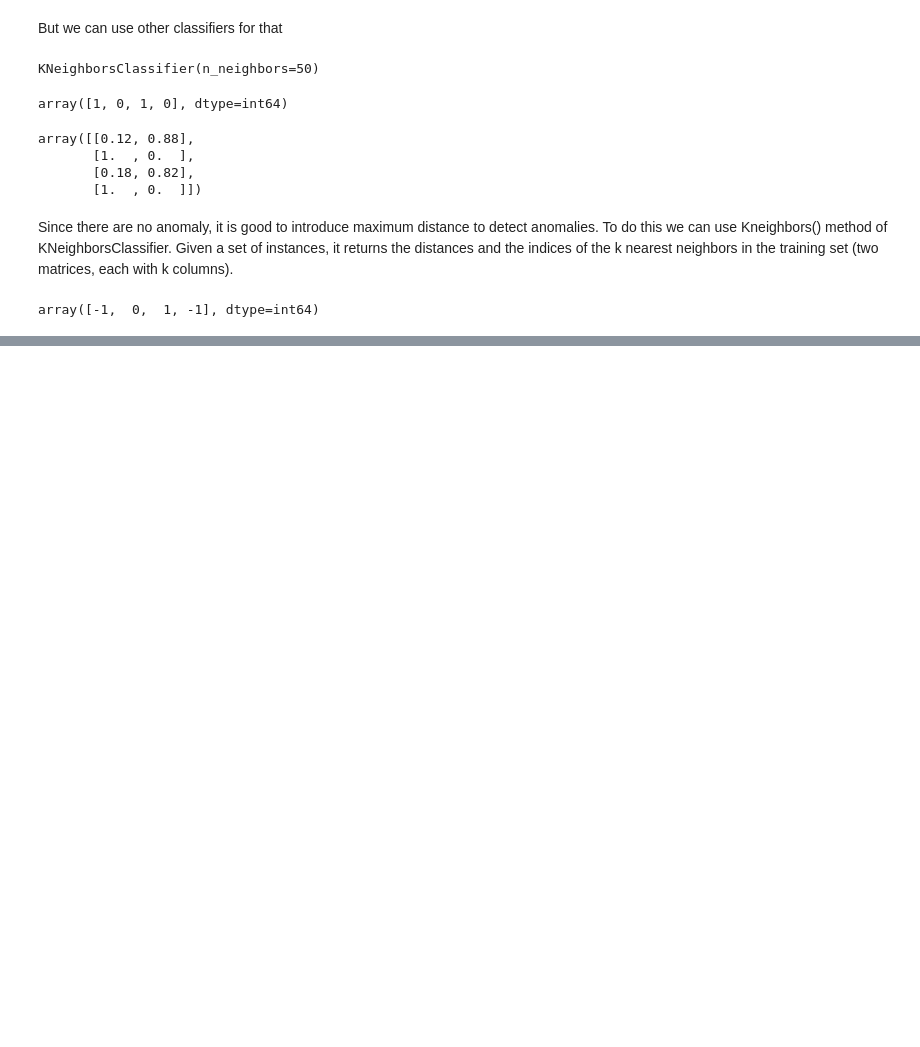
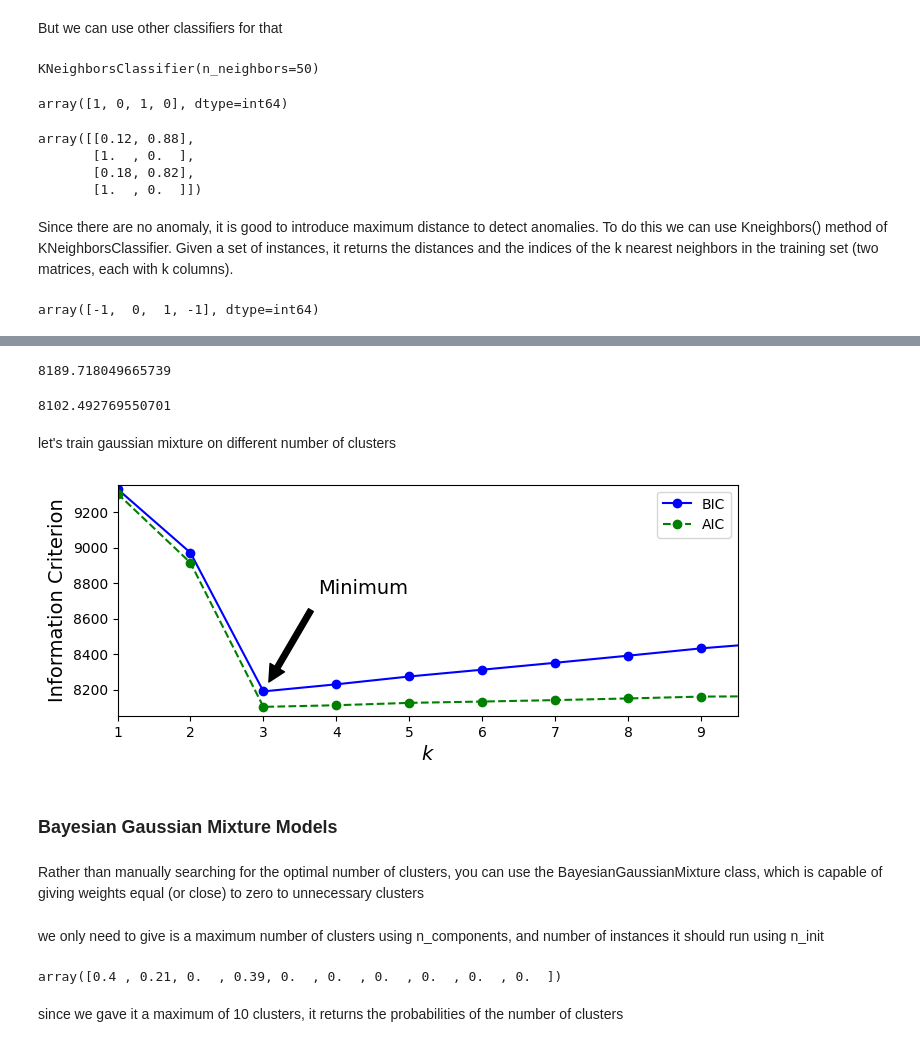
Before and after one commit to SegniDessalegn/hands-on-machine-learning-practice, a Jupyter notebook: 9_unsupervised_learning_techniques.ipynb, the cells around one changed output, grey strips where cells are left out. Cells and saved outputs as stored; diff of their text form; code cells hidden in the pictures; blank space fills up the shorter version.

Commit message:
gaussian mixtures

```diff
--- a/9_unsupervised_learning_techniques.ipynb
+++ b/9_unsupervised_learning_techniques.ipynb
@@ -431,0 +434,11 @@ array([-1,  0,  1, -1], dtype=int64)
+# %%
+X1, y1 = make_blobs(n_samples=1000, centers=((4, -4), (0, 0)), random_state=42)
+X1 = X1.dot(np.array([[0.374, 0.95], [0.732, 0.598]]))
+X2, y2 = make_blobs(n_samples=250, centers=1, random_state=42)
+X2 = X2 + [6, -8]
+X = np.r_[X1, X2]
+y = np.r_[y1, y2]
+# %%
+from sklearn.mixture import GaussianMixture
+gm = GaussianMixture(n_components=3, n_init=10)
+gm.fit(X)
@@ -431,0 +550,50 @@ array([-1,  0,  1, -1], dtype=int64)
+# %%
+gm.bic(X)
+# %% [output]
+8189.718049665739
+# %%
+gm.aic(X)
+# %% [output]
+8102.492769550701
+# %% [markdown]
+let's train gaussian mixture on different number of clusters
+# %%
+gms_per_k = [GaussianMixture(n_components=k, n_init=10, random_state=42).fit(X)
+             for k in range(1, 11)]
+# %%
+bics = [model.bic(X) for model in gms_per_k]
+aics = [model.aic(X) for model in gms_per_k]
+# %%
+plt.figure(figsize=(8, 3))
+plt.plot(range(1, 11), bics, "bo-", label="BIC")
+plt.plot(range(1, 11), aics, "go--", label="AIC")
+plt.xlabel("$k$", fontsize=14)
+plt.ylabel("Information Criterion", fontsize=14)
+plt.axis([1, 9.5, np.min(aics) - 50, np.max(aics) + 50])
+plt.annotate('Minimum',
+             xy=(3, bics[2]),
+             xytext=(0.35, 0.6),
+             textcoords='figure fraction',
+             fontsize=14,
+             arrowprops=dict(facecolor='black', shrink=0.1)
+            )
+plt.legend()
+plt.savefig("images/unsupervised_learning/aic_bic_vs_k_plot")
+plt.show()
+# %% [output]
+[figure, added]
+# %% [markdown]
+### Bayesian Gaussian Mixture Models
+# %% [markdown]
+Rather than manually searching for the optimal number of clusters, you can use the BayesianGaussianMixture class, which is capable of giving weights equal (or close) to zero to unnecessary clusters
+# %% [markdown]
+we only need to give is a maximum number of clusters using n_components, and number of instances it should run using n_init
+# %%
+from sklearn.mixture import BayesianGaussianMixture
+bgm = BayesianGaussianMixture(n_components=10, n_init=10)
+bgm.fit(X)
+np.round(bgm.weights_, 2)
+# %% [output]
+array([0.4 , 0.21, 0.  , 0.39, 0.  , 0.  , 0.  , 0.  , 0.  , 0.  ])
+# %% [markdown]
+since we gave it a maximum of 10 clusters, it returns the probabilities of the number of clusters
```
Also changed, not shown: parts of 23 cells of this notebook, 1 other file.
